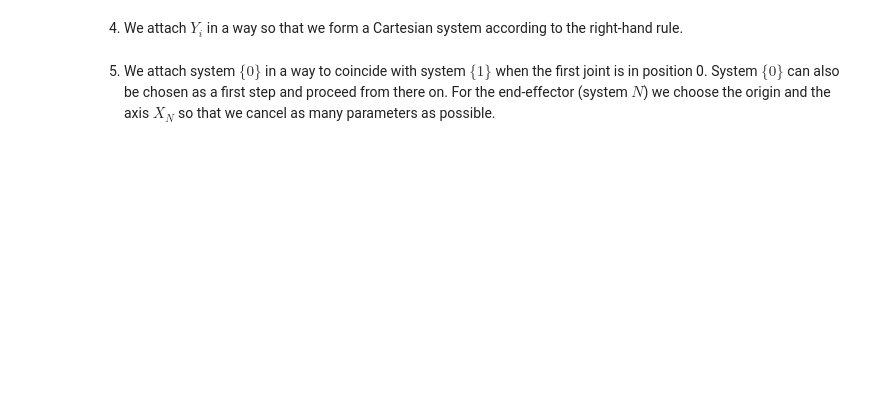
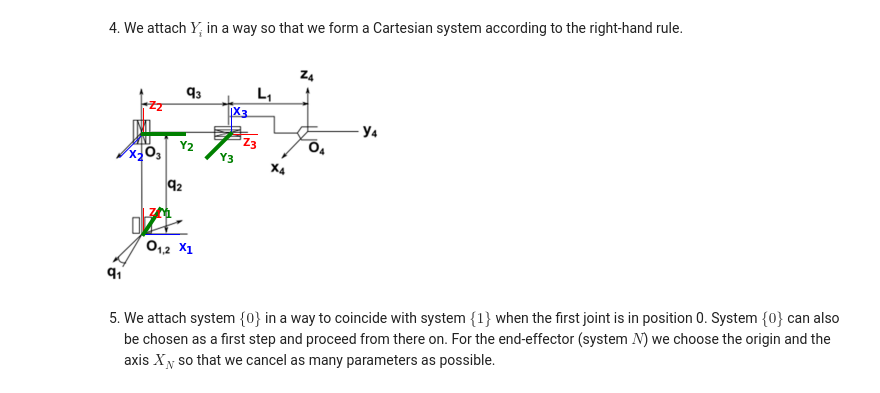
Before and after one commit to tassos/rsc-notebooks, a Jupyter notebook: lab3_DHconvention.ipynb, the cells around one changed output. Cells and saved outputs as stored; diff of their text form; code cells hidden in the pictures; blank space fills up the shorter version.

```diff
--- a/lab3_DHconvention.ipynb
+++ b/lab3_DHconvention.ipynb
@@ -101,9 +107,11 @@ addX()
 4. We attach $Y_i$ in a way so that we form a Cartesian system according to the right-hand rule.
 # %%
 %matplotlib inline
-from lab3_functions import addY
+from lab3_functions import step3_Y
 
-addY()
+step3_Y()
+# %% [output]
+[figure, added]
 # %% [markdown]
 5. We attach system $\{0\}$ in a way to coincide with system $\{1\}$ when the first joint is in position 0. System $\{0\}$ can also be chosen as a first step and proceed from there on. For the end-effector (system $N$) we choose the origin and the axis $X_N$ so that we cancel as many parameters as possible.
 # %%
```
Also changed, not shown: parts of 4 cells of this notebook, 1 other file.
